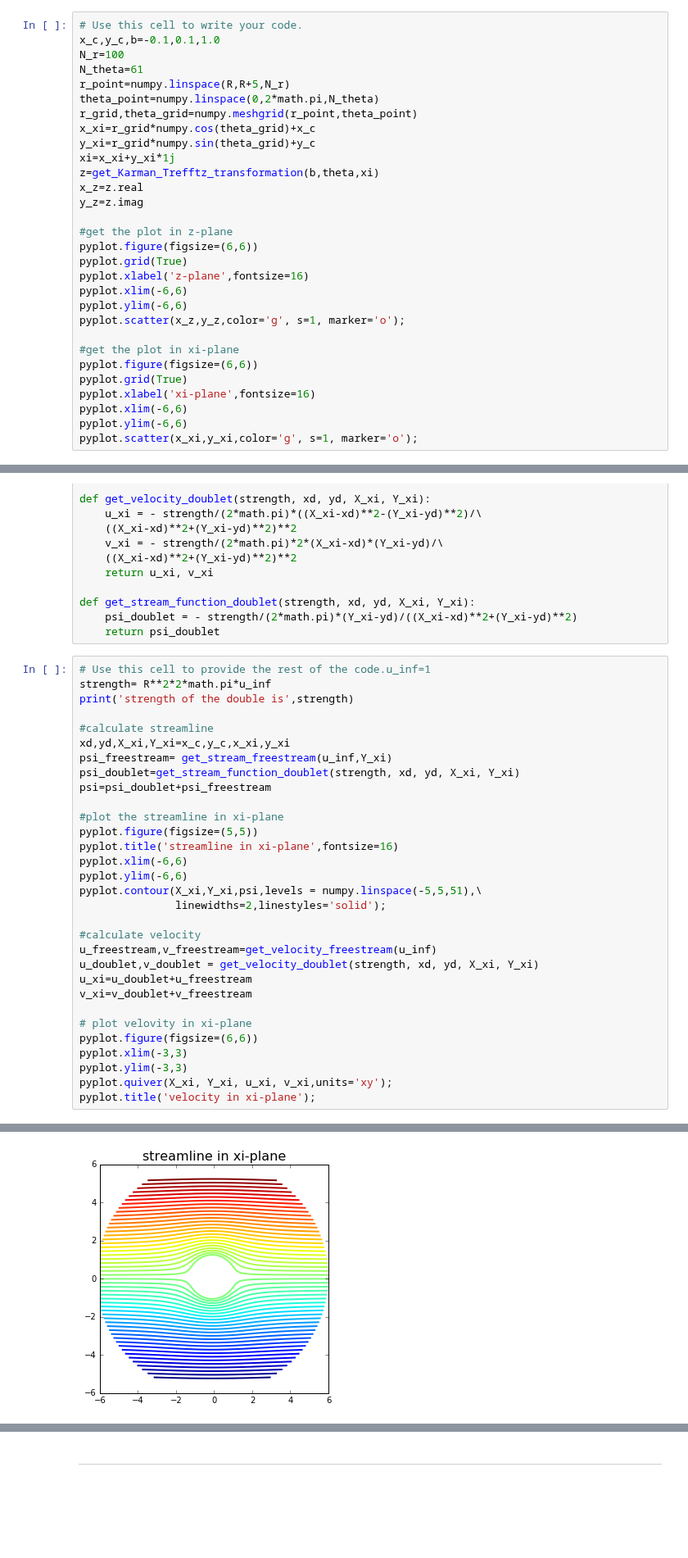
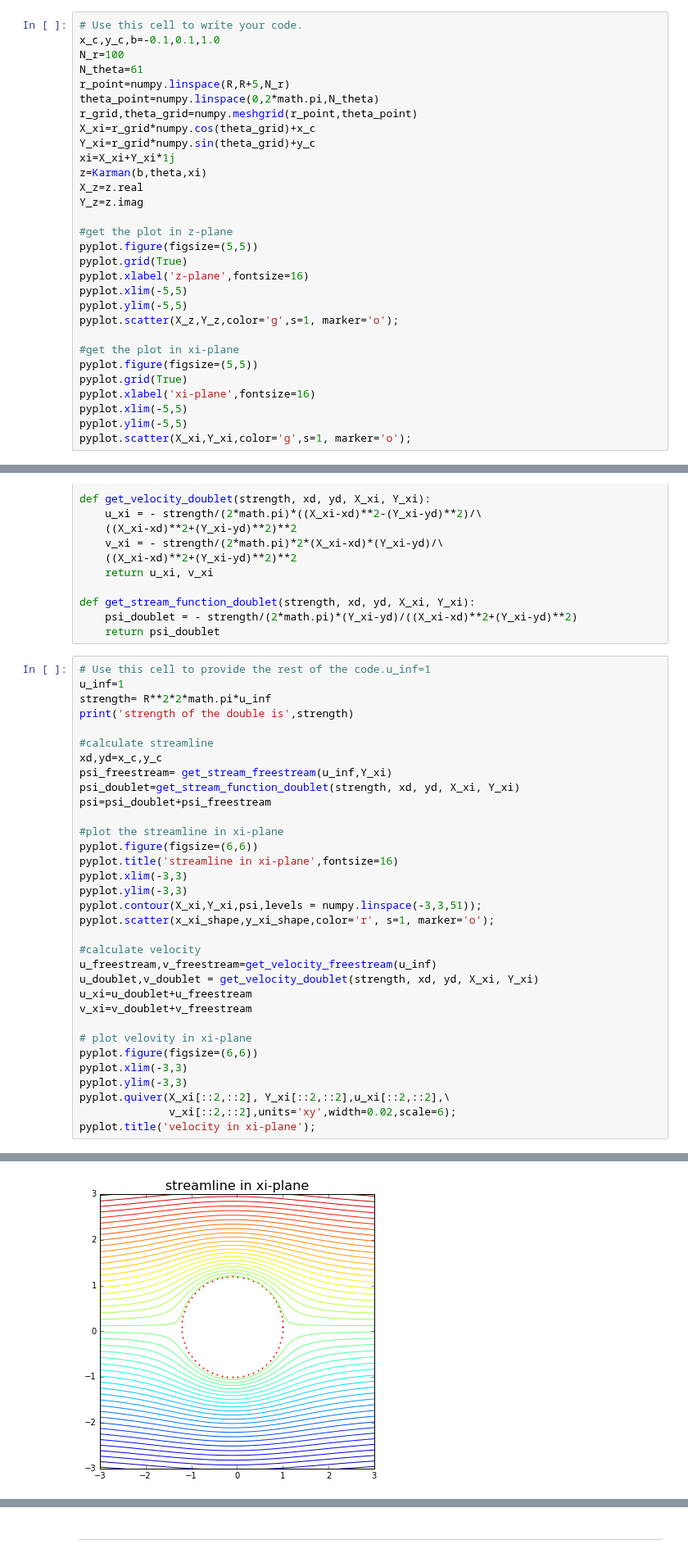
Before and after one commit to wangze233/MAE6226, a Jupyter notebook: midterm/midterm.ipynb, the cells around one changed output, grey strips where cells are left out. Shown at 82% size. Drawn from its saved outputs; the diff is of its cells as text; blank space fills up the shorter version.

```diff
--- a/midterm/midterm.ipynb
+++ b/midterm/midterm.ipynb
@@ -145,26 +146,26 @@ N_theta=61
 r_point=numpy.linspace(R,R+5,N_r)
 theta_point=numpy.linspace(0,2*math.pi,N_theta)
 r_grid,theta_grid=numpy.meshgrid(r_point,theta_point)
-x_xi=r_grid*numpy.cos(theta_grid)+x_c
-y_xi=r_grid*numpy.sin(theta_grid)+y_c
-xi=x_xi+y_xi*1j
-z=get_Karman_Trefftz_transformation(b,theta,xi)
-x_z=z.real
-y_z=z.imag
+X_xi=r_grid*numpy.cos(theta_grid)+x_c
+Y_xi=r_grid*numpy.sin(theta_grid)+y_c
+xi=X_xi+Y_xi*1j
+z=Karman(b,theta,xi)
+X_z=z.real
+Y_z=z.imag
 
 #get the plot in z-plane
-pyplot.figure(figsize=(6,6))
+pyplot.figure(figsize=(5,5))
 pyplot.grid(True)
 pyplot.xlabel('z-plane',fontsize=16)
-pyplot.xlim(-6,6)
-pyplot.ylim(-6,6)
-pyplot.scatter(x_z,y_z,color='g', s=1, marker='o');
+pyplot.xlim(-5,5)
+pyplot.ylim(-5,5)
+pyplot.scatter(X_z,Y_z,color='g',s=1, marker='o');
 
 #get the plot in xi-plane
-pyplot.figure(figsize=(6,6))
+pyplot.figure(figsize=(5,5))
 pyplot.grid(True)
 pyplot.xlabel('xi-plane',fontsize=16)
-pyplot.xlim(-6,6)
-pyplot.ylim(-6,6)
-pyplot.scatter(x_xi,y_xi,color='g', s=1, marker='o');
+pyplot.xlim(-5,5)
+pyplot.ylim(-5,5)
+pyplot.scatter(X_xi,Y_xi,color='g',s=1, marker='o');
 # %% [output]
@@ -219,35 +220,37 @@ def get_stream_function_doublet(strength, xd, yd, X_xi, Y_xi):
     return psi_doublet
 # %%
 # Use this cell to provide the rest of the code.u_inf=1
+u_inf=1
 strength= R**2*2*math.pi*u_inf
 print('strength of the double is',strength)
 
 #calculate streamline
-xd,yd,X_xi,Y_xi=x_c,y_c,x_xi,y_xi
+xd,yd=x_c,y_c
 psi_freestream= get_stream_freestream(u_inf,Y_xi)
 psi_doublet=get_stream_function_doublet(strength, xd, yd, X_xi, Y_xi)
 psi=psi_doublet+psi_freestream
 
 #plot the streamline in xi-plane
-pyplot.figure(figsize=(5,5))
+pyplot.figure(figsize=(6,6))
 pyplot.title('streamline in xi-plane',fontsize=16)
-pyplot.xlim(-6,6)
-pyplot.ylim(-6,6)
-pyplot.contour(X_xi,Y_xi,psi,levels = numpy.linspace(-5,5,51),\
-               linewidths=2,linestyles='solid');
+pyplot.xlim(-3,3)
+pyplot.ylim(-3,3)
+pyplot.contour(X_xi,Y_xi,psi,levels = numpy.linspace(-3,3,51));
+pyplot.scatter(x_xi_shape,y_xi_shape,color='r', s=1, marker='o');
 
 #calculate velocity
 u_freestream,v_freestream=get_velocity_freestream(u_inf)
 u_doublet,v_doublet = get_velocity_doublet(strength, xd, yd, X_xi, Y_xi)
 u_xi=u_doublet+u_freestream
 v_xi=v_doublet+v_freestream
 
 # plot velovity in xi-plane
 pyplot.figure(figsize=(6,6))
 pyplot.xlim(-3,3)
 pyplot.ylim(-3,3)
-pyplot.quiver(X_xi, Y_xi, u_xi, v_xi,units='xy');
+pyplot.quiver(X_xi[::2,::2], Y_xi[::2,::2],u_xi[::2,::2],\
+              v_xi[::2,::2],units='xy',width=0.02,scale=6);
 pyplot.title('velocity in xi-plane');
 # %% [output]
 strength of the double is 7.66548607476
-[figure, old version]
+[figure, new version]
```
Also changed, not shown: parts of 10 cells of this notebook.
